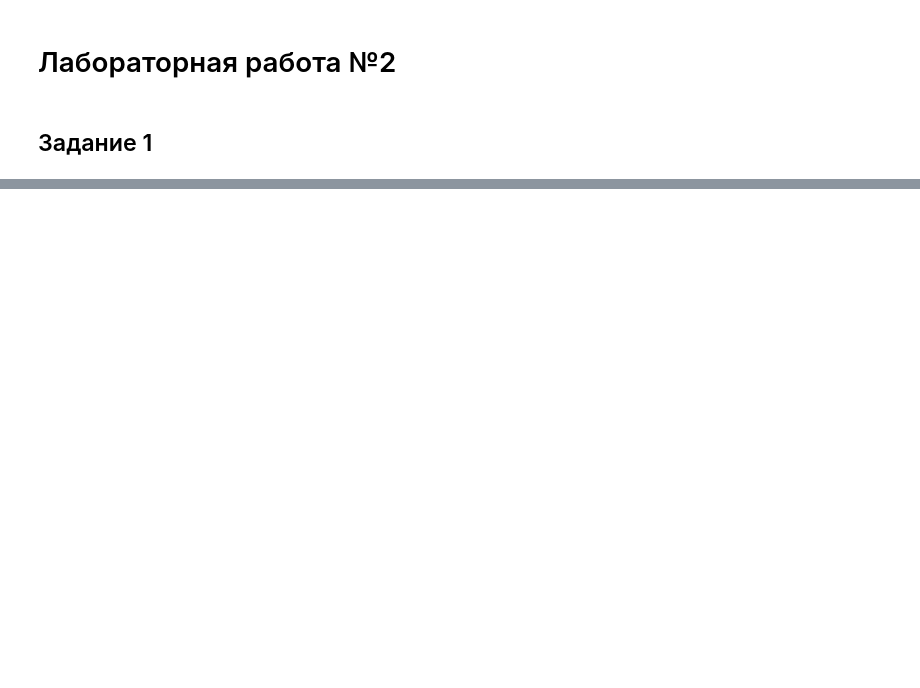
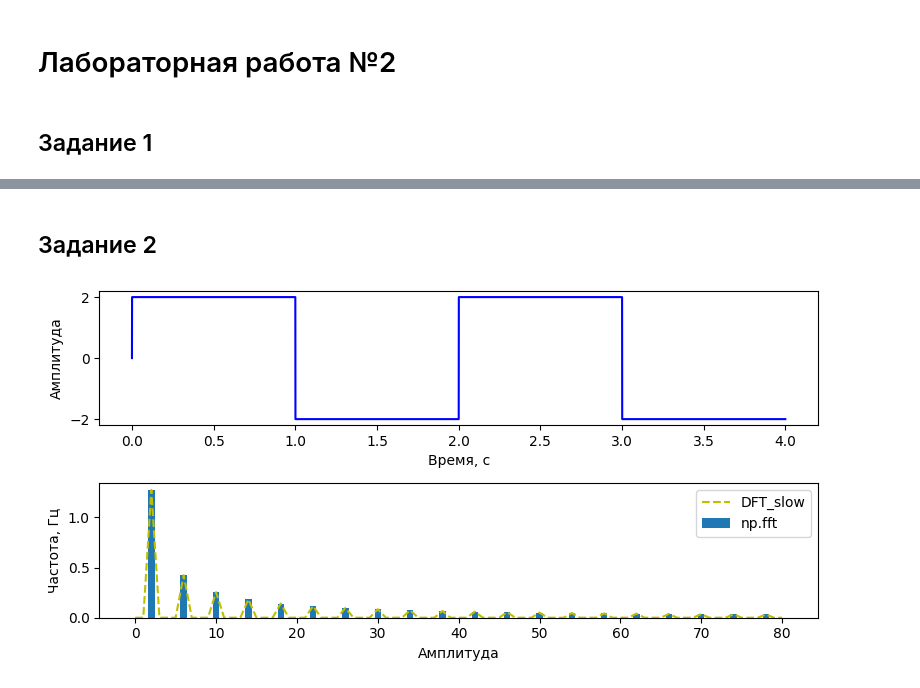
Before and after one commit to HerrPhoton/Digital-signal-processing, a Jupyter notebook: Lab2.ipynb, the cells around one changed output, grey strips where cells are left out. Saved outputs shown, nothing was run; the diff lists cells and outputs as text; code cells hidden in the pictures; blank space fills up the shorter version.

```diff
--- a/Lab2.ipynb
+++ b/Lab2.ipynb
@@ -149,0 +168,20 @@ plot_signal(x1, y1, y1 = yifft1, xf = xfft1, yf0 = yfft1, t = (0, 0.1), f = (120
+# %% [markdown]
+## Задание 2
+# %%
+def rect_func(x: float, A: float, w: float):
+    return A * np.sign(np.sin(w * x))
+# %%
+SAMPLE_RATE = 5000
+A = 2
+T = 2
+t = (0, 4)
+# %%
+x0, y0 = func_x(rect_func, A, T, t, SAMPLE_RATE)
+# %%
+xfft0, yfft0 = apply_fft(fft, y0)
+xfft1, yfft1 = apply_fft(DFT_slow, y0)
+# %%
+plot_signal(x = x0, y0 = y0, xf = xfft0, yf0 = yfft0, yf1 = yfft1, \
+            f = (0, 80), legend_yf0 = 'np.fft', legend_yf1 = 'DFT_slow')
+# %% [output]
+[figure, added]
```
Also changed, not shown: parts of 24 cells of this notebook.
